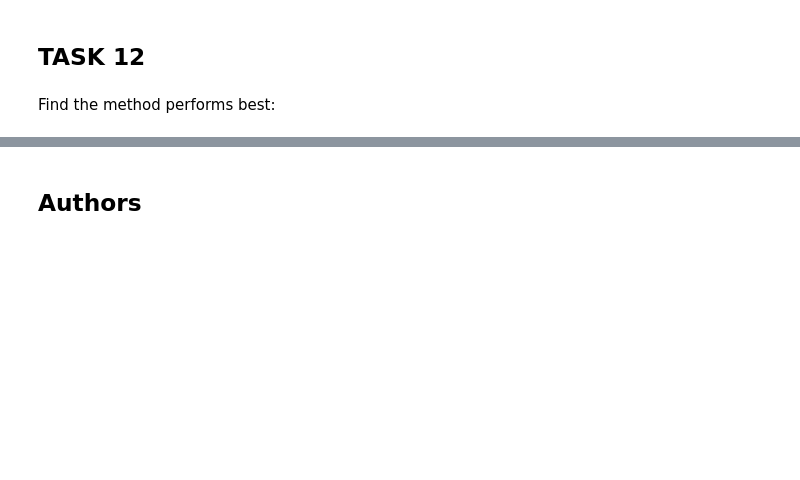
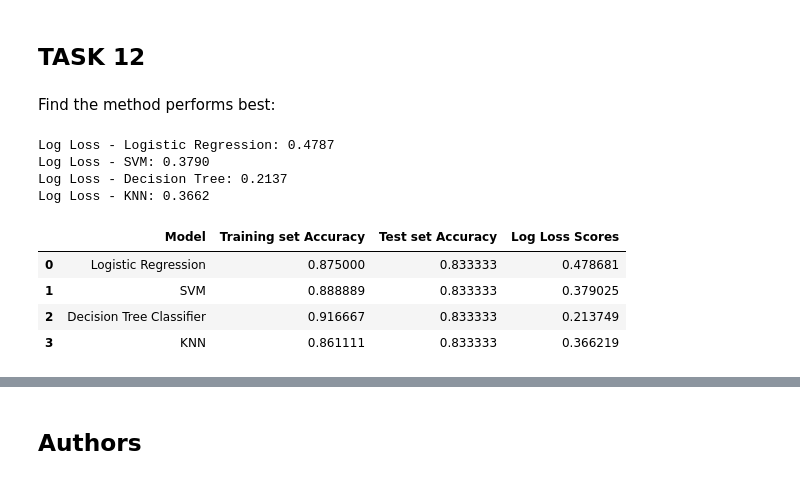
Before and after one commit to mdashu/Data-Science-Projects, a Jupyter notebook: SpaceX_Machine Learning Prediction_Part_5.ipynb, the cells around one changed output, grey strips where cells are left out. Saved outputs shown, nothing was run; the diff lists cells and outputs as text; code cells hidden in the pictures; blank space fills up the shorter version.

```diff
--- a/SpaceX_Machine Learning Prediction_Part_5.ipynb
+++ b/SpaceX_Machine Learning Prediction_Part_5.ipynb
@@ -327,7 +250,7 @@ Create a decision tree classifier object then  create a  <code>GridSearchCV</cod
 parameters = {'criterion': ['gini', 'entropy'],
      'splitter': ['best', 'random'],
      'max_depth': [2*n for n in range(1,10)],
-     'max_features': ['auto', 'sqrt'],
+     'max_features': ['log2', 'sqrt'],
      'min_samples_leaf': [1, 2, 4],
      'min_samples_split': [2, 5, 10]}
 
@@ -370,3 +330,47 @@ plot_confusion_matrix(Y_test,yhat)
 ## TASK  12
 # %% [markdown]
 Find the method performs best:
+# %%
+from sklearn.metrics import log_loss
+# Logistic Regression
+y_proba_logreg = logreg_cv.predict_proba(X_test)
+logloss_logreg = log_loss(Y_test, y_proba_logreg)
+print(f"Log Loss - Logistic Regression: {logloss_logreg:.4f}")
+
+# SVM (make sure you set probability=True when creating the model!)
+y_proba_svm = svm_cv.predict_proba(X_test)
+logloss_svm = log_loss(Y_test, y_proba_svm)
+print(f"Log Loss - SVM: {logloss_svm:.4f}")
+
+# Decision Tree
+y_proba_tree = tree_cv.predict_proba(X_test)
+logloss_tree = log_loss(Y_test, y_proba_tree)
+print(f"Log Loss - Decision Tree: {logloss_tree:.4f}")
+
+# KNN
+y_proba_knn = knn_cv.predict_proba(X_test)
+logloss_knn = log_loss(Y_test, y_proba_knn)
+print(f"Log Loss - KNN: {logloss_knn:.4f}")
+# %% [output]
+Log Loss - Logistic Regression: 0.4787
+Log Loss - SVM: 0.3790
+Log Loss - Decision Tree: 0.2137
+Log Loss - KNN: 0.3662
+# %%
+models = ['Logistic Regression', 'SVM', 'Decision Tree Classifier', 'KNN']
+train_accuracy_scores = [logreg_cv.score(X_train, Y_train), svm_cv.score(X_train, Y_train),
+                        tree_cv.score(X_train, Y_train), knn_cv.score(X_train, Y_train)]
+test_accuracy_scores = [logreg_cv.score(X_test, Y_test), svm_cv.score(X_test, Y_test),
+                        tree_cv.score(X_test, Y_test), knn_cv.score(X_test, Y_test)]
+log_loss_scores = [logloss_logreg, logloss_svm, logloss_tree, logloss_knn]
+df = pd.DataFrame({'Model':models,
+                   'Training set Accuracy':train_accuracy_scores,
+                   'Test set Accuracy':test_accuracy_scores,
+                  'Log Loss Scores':log_loss_scores})
+df
+# %% [output]
+|  | Model | Training set Accuracy | Test set Accuracy | Log Loss Scores |
+| 0 | Logistic Regression | 0.875000 | 0.833333 | 0.478681 |
+| 1 | SVM | 0.888889 | 0.833333 | 0.379025 |
+| 2 | Decision Tree Classifier | 0.916667 | 0.833333 | 0.213749 |
+| 3 | KNN | 0.861111 | 0.833333 | 0.366219 |
```
Also changed, not shown: parts of 26 cells of this notebook, 7 other files.
